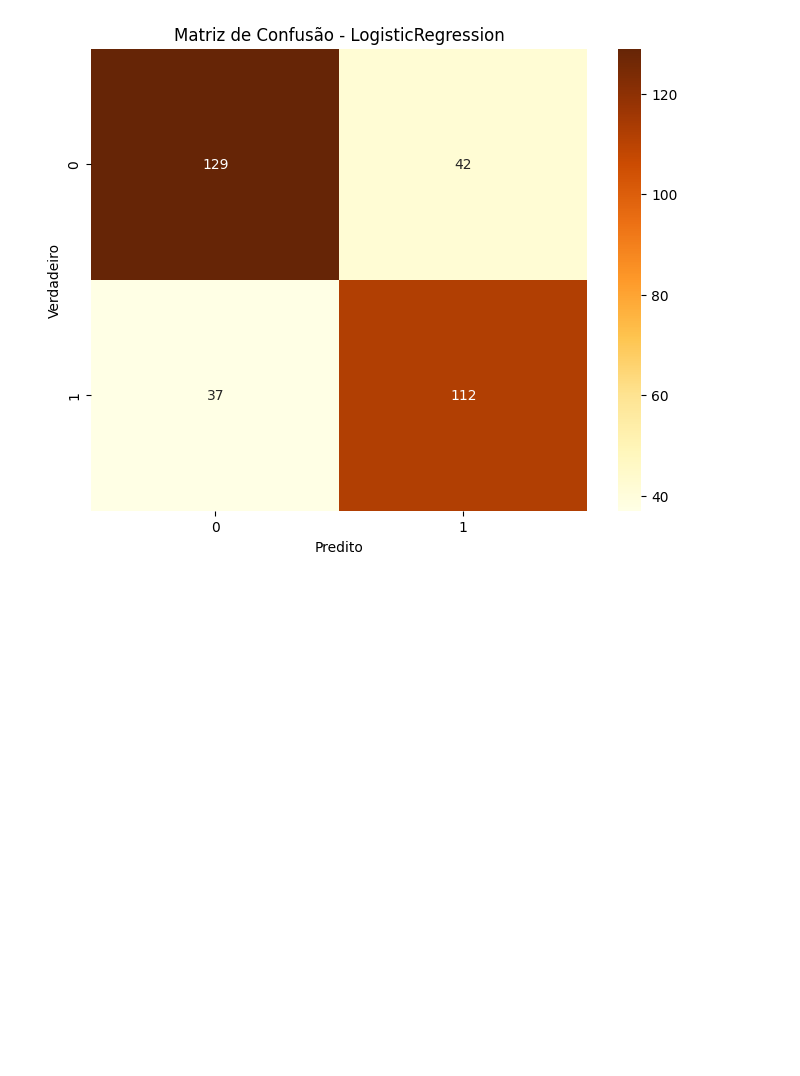
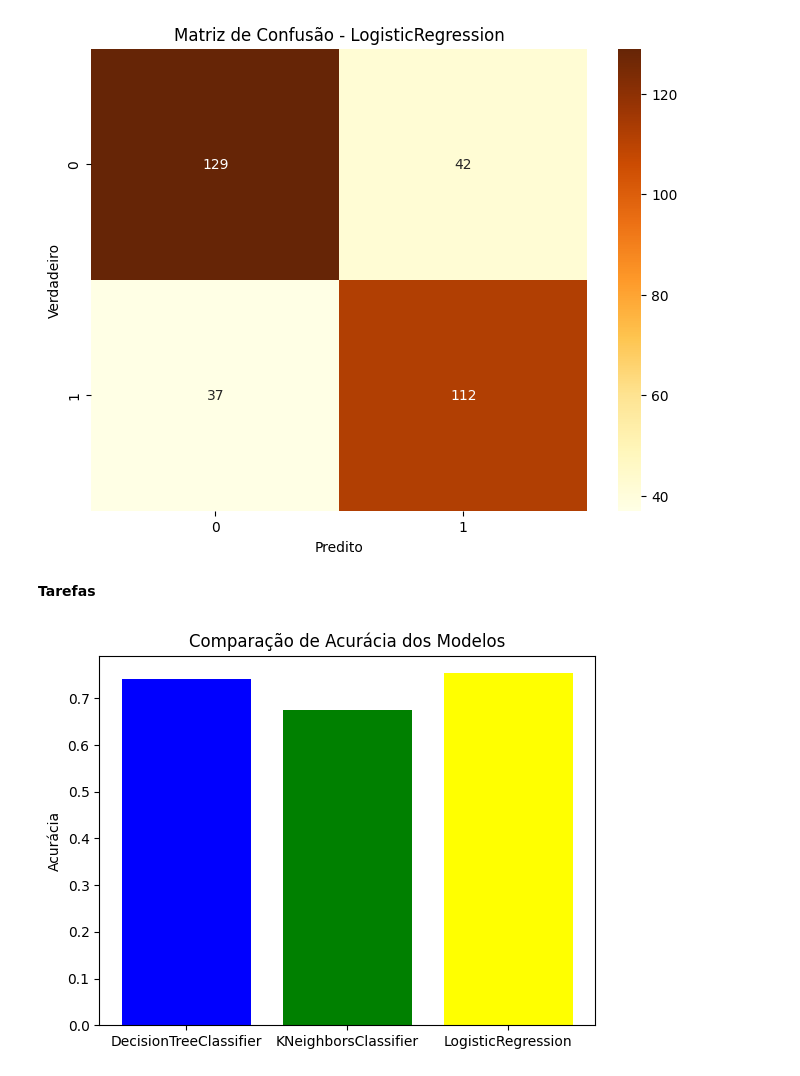
Before and after one commit to Vinilves/DataSet_IA, a Jupyter notebook: DataSet_IA.ipynb, the cells around one changed output. Saved outputs shown, nothing was run; the diff lists cells and outputs as text; code cells hidden in the pictures; blank space fills up the shorter version.

Commit message:
Tarefas
Nessas tarefas, pode-se ver a comparação entre os modelos e qual tem a acurácia maior.

```diff
--- a/DataSet_IA.ipynb
+++ b/DataSet_IA.ipynb
@@ -173,3 +173,15 @@ Classificação ruim       0.73      0.75      0.74       149
          macro avg       0.75      0.75      0.75       320
       weighted avg       0.75      0.75      0.75       320
 [figure]
+# %% [markdown]
+**Tarefas**
+# %%
+modelos = ['DecisionTreeClassifier', 'KNeighborsClassifier', 'LogisticRegression']
+scores = [accuracy_score(y_test, dt_pred), accuracy_score(y_test, knn_pred), accuracy_score(y_test, lr_pred)]
+
+plt.bar(modelos, scores, color=['blue', 'green', 'yellow'])
+plt.ylabel('Acurácia')
+plt.title('Comparação de Acurácia dos Modelos')
+plt.show()
+# %% [output]
+[figure, added]
```
